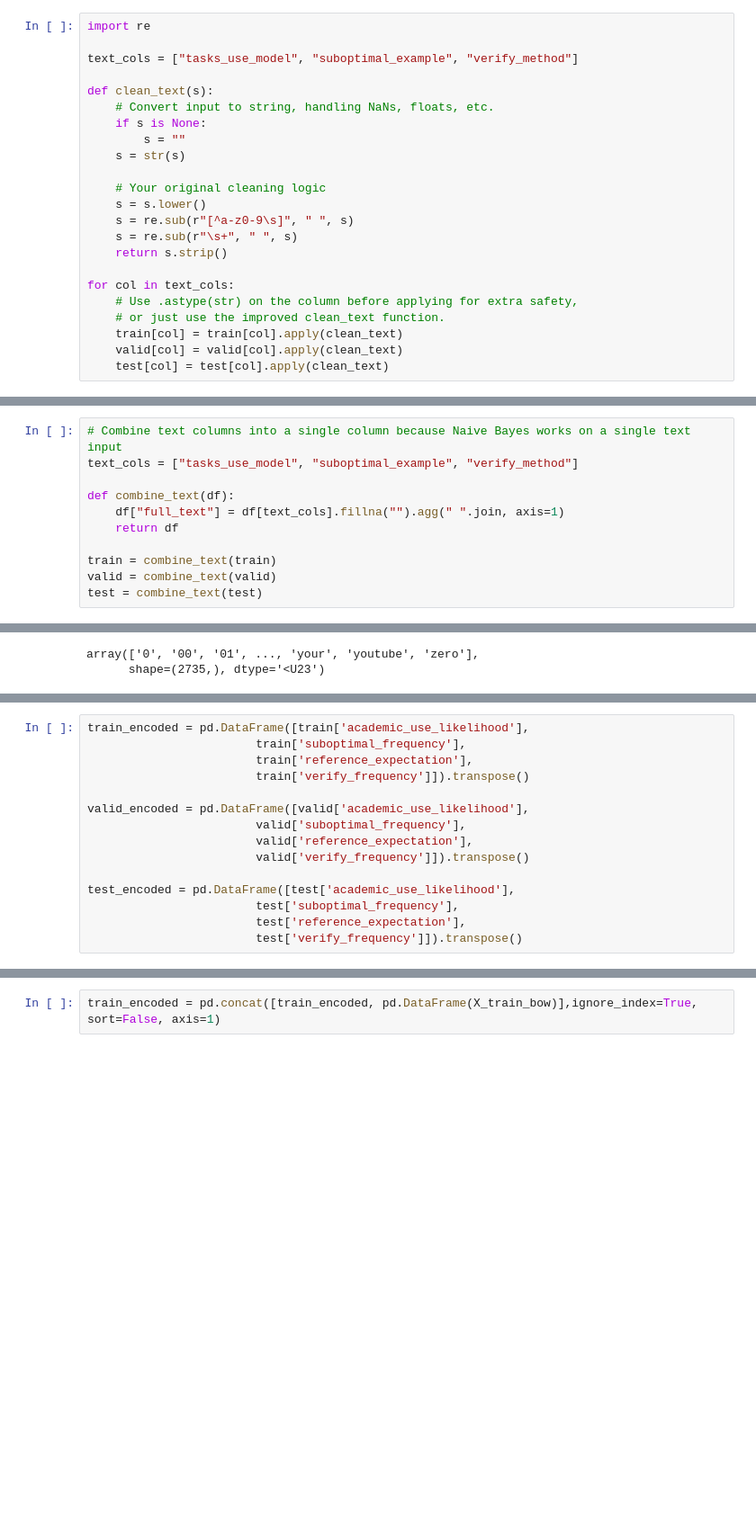
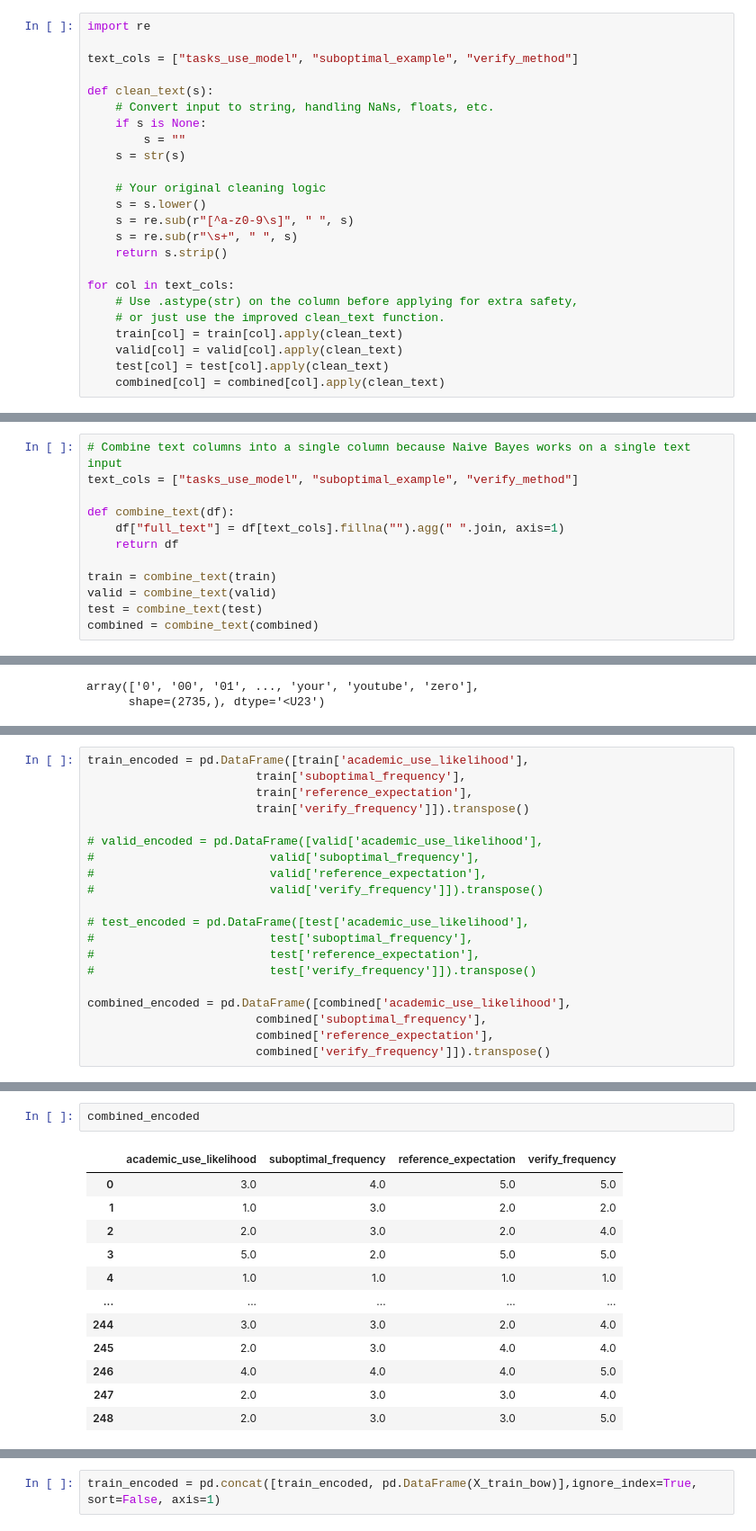
Before and after one commit to stevenluo624/CSC311_final_project, a Jupyter notebook: random_forest/Random_Forest.ipynb, the cells around one changed output, grey strips where cells are left out. Shown at 90% size. Saved outputs shown, nothing was run; the diff lists cells and outputs as text; blank space fills up the shorter version.

```diff
--- a/random_forest/Random_Forest.ipynb
+++ b/random_forest/Random_Forest.ipynb
@@ -46,6 +64,7 @@ for col in text_cols:
     train[col] = train[col].apply(clean_text)
     valid[col] = valid[col].apply(clean_text)
     test[col] = test[col].apply(clean_text)
+    combined[col] = combined[col].apply(clean_text)
 # %%
 train
 # %% [output]
@@ -236,6 +305,7 @@ def combine_text(df):
 train = combine_text(train)
 valid = combine_text(valid)
 test = combine_text(test)
+combined = combine_text(combined)
 # %%
 combined_text = train['full_text'] + test['full_text'] + valid['full_text']
 # %%
@@ -300,12 +372,17 @@ train_encoded = pd.DataFrame([train['academic_use_likelihood'],
                         train['reference_expectation'],
                         train['verify_frequency']]).transpose()
 
-valid_encoded = pd.DataFrame([valid['academic_use_likelihood'],
-                        valid['suboptimal_frequency'],
-                        valid['reference_expectation'],
-                        valid['verify_frequency']]).transpose()
+# valid_encoded = pd.DataFrame([valid['academic_use_likelihood'],
+#                         valid['suboptimal_frequency'],
+#                         valid['reference_expectation'],
+#                         valid['verify_frequency']]).transpose()
 
-test_encoded = pd.DataFrame([test['academic_use_likelihood'],
-                        test['suboptimal_frequency'],
-                        test['reference_expectation'],
-                        test['verify_frequency']]).transpose()
+# test_encoded = pd.DataFrame([test['academic_use_likelihood'],
+#                         test['suboptimal_frequency'],
+#                         test['reference_expectation'],
+#                         test['verify_frequency']]).transpose()
+
+combined_encoded = pd.DataFrame([combined['academic_use_likelihood'],
+                        combined['suboptimal_frequency'],
+                        combined['reference_expectation'],
+                        combined['verify_frequency']]).transpose()
@@ -311,0 +399,15 @@ test_encoded = pd.DataFrame([test['academic_use_likelihood'],
+# %%
+combined_encoded
+# %% [output]
+|  | academic_use_likelihood | suboptimal_frequency | reference_expectation | verify_frequency |
+| 0 | 3.0 | 4.0 | 5.0 | 5.0 |
+| 1 | 1.0 | 3.0 | 2.0 | 2.0 |
+| 2 | 2.0 | 3.0 | 2.0 | 4.0 |
+| 3 | 5.0 | 2.0 | 5.0 | 5.0 |
+| 4 | 1.0 | 1.0 | 1.0 | 1.0 |
+| ... | ... | ... | ... | ... |
+| 244 | 3.0 | 3.0 | 2.0 | 4.0 |
+| 245 | 2.0 | 3.0 | 4.0 | 4.0 |
+| 246 | 4.0 | 4.0 | 4.0 | 5.0 |
+| 247 | 2.0 | 3.0 | 3.0 | 4.0 |
+| 248 | 2.0 | 3.0 | 3.0 | 5.0 |
```
Also changed, not shown: parts of 25 cells of this notebook.
